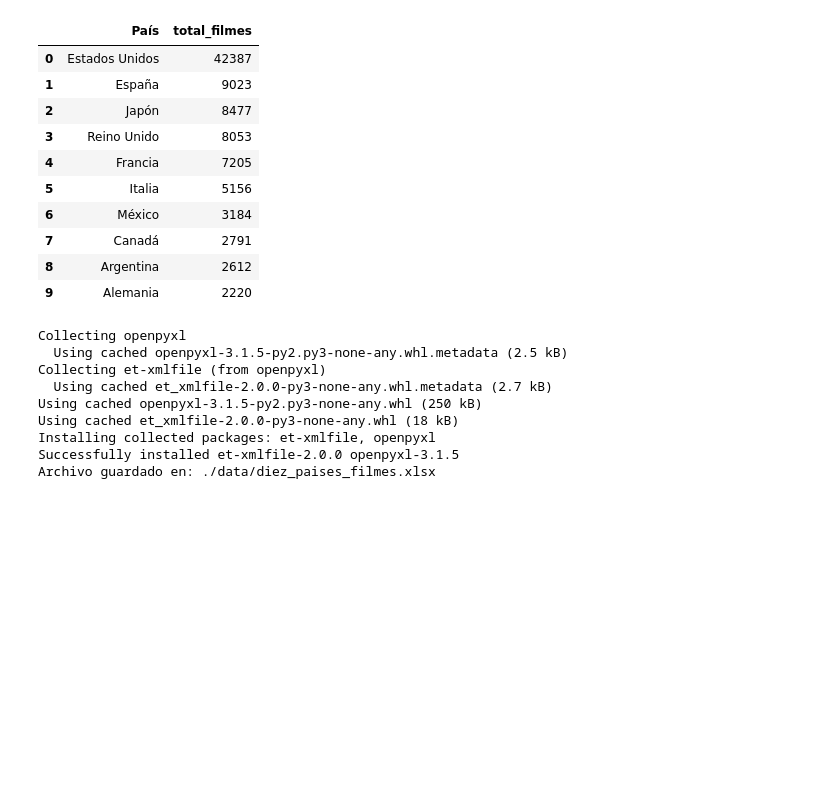
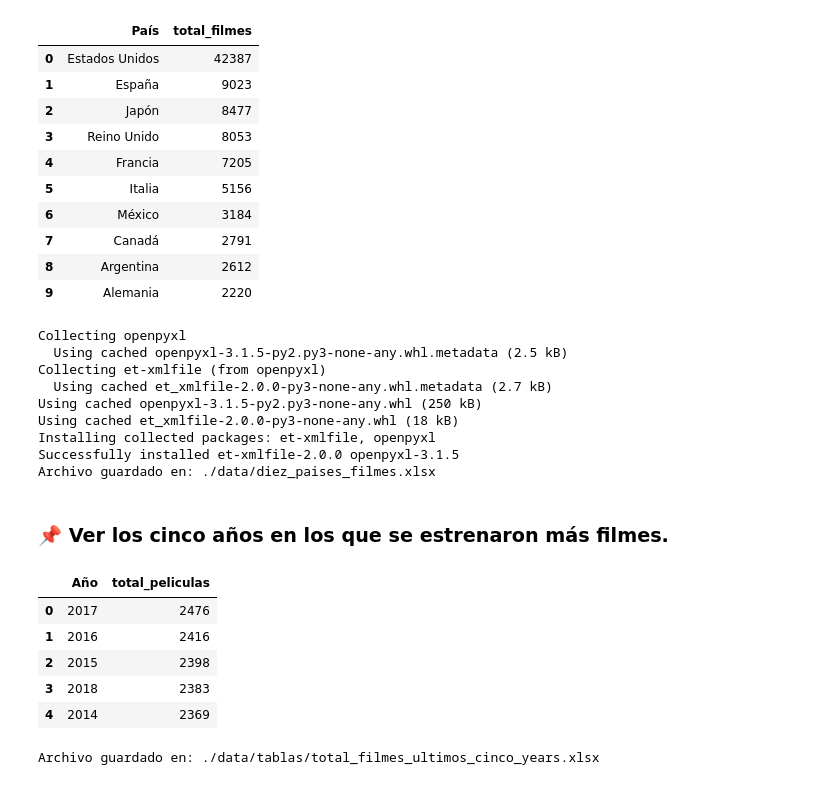
Before and after one commit to Dilmer-Rojas/Filmaffinity, a Jupyter notebook: data_a.ipynb, the cells around one changed output. Saved outputs shown, nothing was run; the diff lists cells and outputs as text; code cells hidden in the pictures; blank space fills up the shorter version.

```diff
--- a/data_a.ipynb
+++ b/data_a.ipynb
@@ -503,0 +504,37 @@ Archivo guardado en: ./data/diez_paises_filmes.xlsx
+# %% [markdown]
+### 📌 Ver los cinco años en los que se estrenaron más filmes.
+# %%
+# 📌 Ver los cinco años en los que se estrenaron más filmes.
+cinco_filmes = """
+                SELECT Año, COUNT(Título) AS total_filmes
+                FROM copia.filmaffinity_copia
+                GROUP BY Año
+                ORDER BY total_filmes DESC
+                LIMIT 5;
+               """
+cinco_filmes = pd.read_sql_query(cinco_filmes, conexion)
+cinco_filmes
+# %% [output]
+|  | Año | total_peliculas |
+| 0 | 2017 | 2476 |
+| 1 | 2016 | 2416 |
+| 2 | 2015 | 2398 |
+| 3 | 2018 | 2383 |
+| 4 | 2014 | 2369 |
+# %%
+# Guardar en una tabla excel
+cinco_filmes = """
+                SELECT Año, COUNT(Título) AS total_filmes
+                FROM copia.filmaffinity_copia
+                GROUP BY Año
+                ORDER BY total_filmes DESC
+                LIMIT 5;
+               """
+
+cinco_filmes = pd.read_sql_query(cinco_filmes, conexion)
+
+ruta_archivo = "./data/tablas/total_filmes_ultimos_cinco_years.xlsx"
+cinco_filmes.to_excel(ruta_archivo, index=False, engine="openpyxl")
+print(f"Archivo guardado en: {ruta_archivo}")
+# %% [output]
+Archivo guardado en: ./data/tablas/total_filmes_ultimos_cinco_years.xlsx
```
Also changed, not shown: parts of 17 cells of this notebook, 7 other files.
